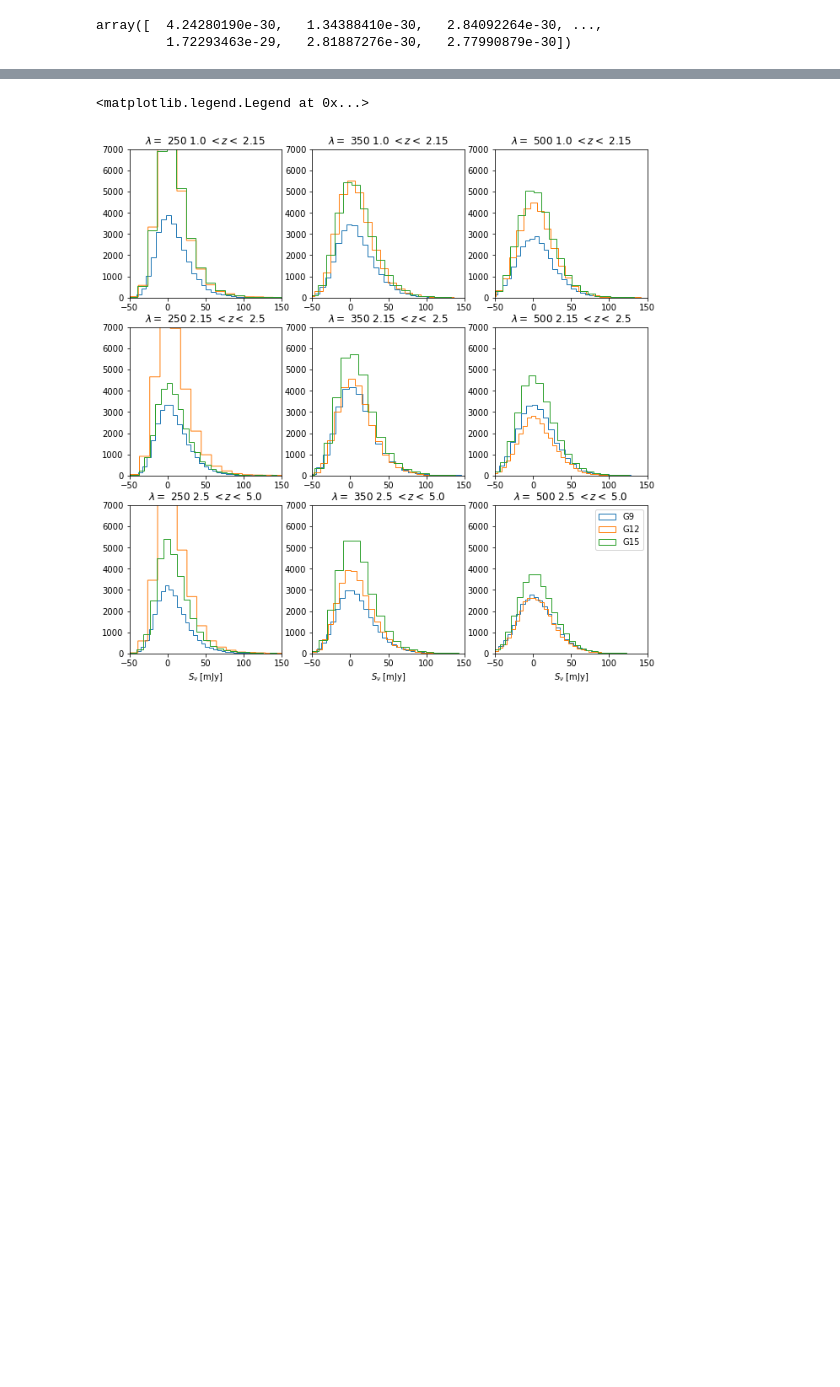
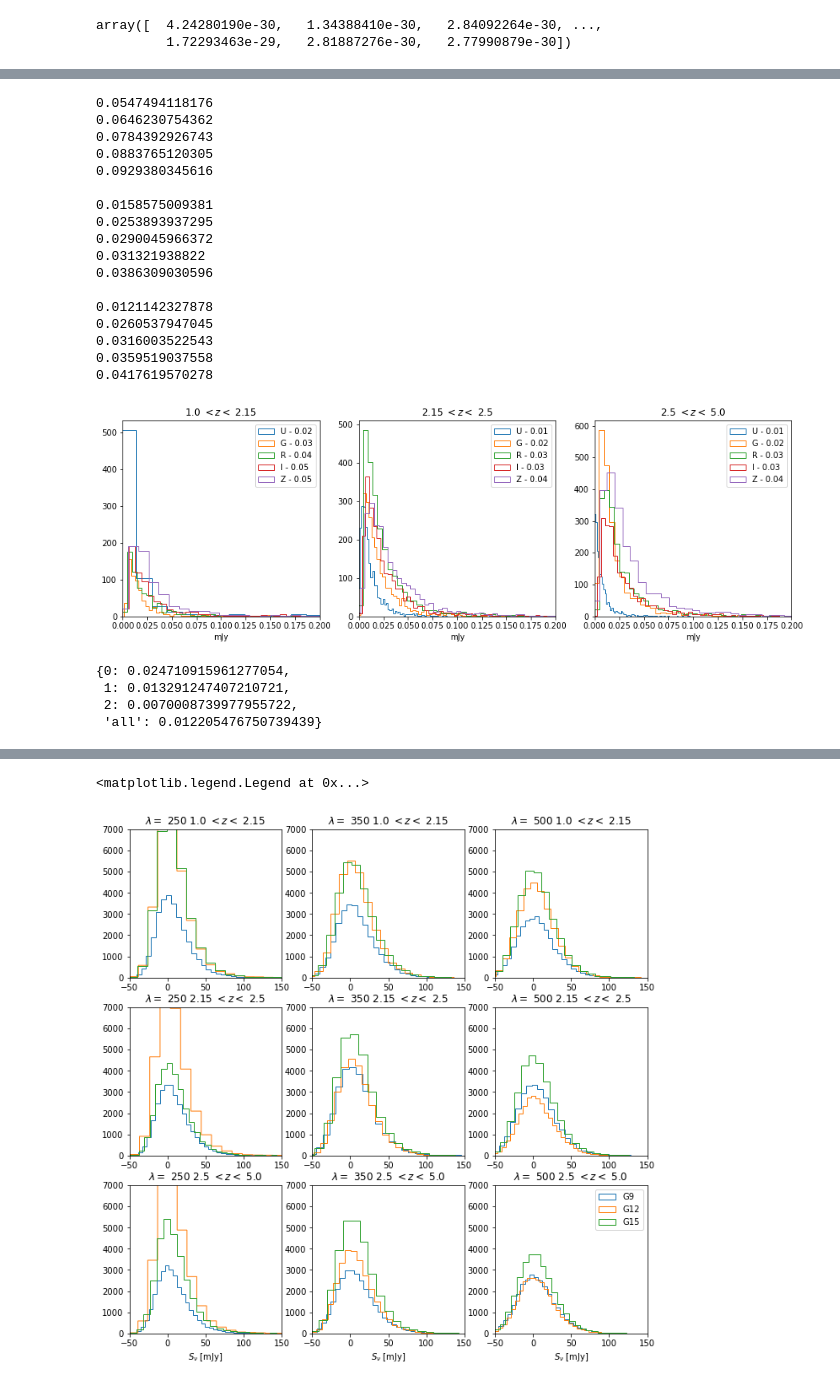
Before and after one commit to fbianchini/StacktSZ, a Jupyter notebook: H-ATLAS_qso.ipynb, the cells around one changed output, grey strips where cells are left out. Drawn from its saved outputs; the diff is of its cells as text; code cells hidden in the pictures; blank space fills up the shorter version.

```diff
--- a/H-ATLAS_qso.ipynb
+++ b/H-ATLAS_qso.ipynb
@@ -549,2 +645,75 @@ array([  4.24280190e-30,   1.34388410e-30,   2.84092264e-30, ...,
 # %%
 ## Fluxes SDSS ##
+# %%
+i = 1
+plt.figure(figsize=(15,4.5))
+for idz, zbin in enumerate(zbins):
+    plt.subplot(1,3,i)
+    plt.title(str(zbin[0]) + r' $ < z < $ '+ str(zbin[1]))
+
+    flag = np.concatenate([~np.isnan(anal.extras[350][patch][idz]['PSFFLUX_Z']) for patch in patches], axis=0)
+
+    uflux = np.concatenate([anal.extras[350][patch][idz]['PSFFLUX_U'].copy() for patch in patches], axis=0)
+    gflux = np.concatenate([anal.extras[350][patch][idz]['PSFFLUX_G'].copy() for patch in patches], axis=0)
+    rflux = np.concatenate([anal.extras[350][patch][idz]['PSFFLUX_R'].copy() for patch in patches], axis=0)
+    iflux = np.concatenate([anal.extras[350][patch][idz]['PSFFLUX_I'].copy() for patch in patches], axis=0)
+    zflux = np.concatenate([anal.extras[350][patch][idz]['PSFFLUX_Z'].copy() for patch in patches], axis=0)
+
+    uflux -= np.concatenate([anal.extras[350][patch][idz]['EXTINCTION_U'].copy() for patch in patches], axis=0)
+    gflux -= np.concatenate([anal.extras[350][patch][idz]['EXTINCTION_G'].copy() for patch in patches], axis=0)
+    rflux -= np.concatenate([anal.extras[350][patch][idz]['EXTINCTION_R'].copy() for patch in patches], axis=0)
+    iflux -= np.concatenate([anal.extras[350][patch][idz]['EXTINCTION_I'].copy() for patch in patches], axis=0)
+    zflux -= np.concatenate([anal.extras[350][patch][idz]['EXTINCTION_Z'].copy() for patch in patches], axis=0)
+
+    erruflux = SDSSMag2mJy(np.concatenate([anal.extras[350][patch][idz]['IVAR_PSFFLUX_U'].copy() for patch in patches], axis=0))
+    errgflux = SDSSMag2mJy(np.concatenate([anal.extras[350][patch][idz]['IVAR_PSFFLUX_G'].copy() for patch in patches], axis=0))
+    errrflux = SDSSMag2mJy(np.concatenate([anal.extras[350][patch][idz]['IVAR_PSFFLUX_R'].copy() for patch in patches], axis=0))
+    erriflux = SDSSMag2mJy(np.concatenate([anal.extras[350][patch][idz]['IVAR_PSFFLUX_I'].copy() for patch in patches], axis=0))
+    errzflux = SDSSMag2mJy(np.concatenate([anal.extras[350][patch][idz]['IVAR_PSFFLUX_Z'].copy() for patch in patches], axis=0))
+
+    meanu = np.mean(SDSSMag2mJy(uflux[flag]))#np.sum(yflux[flag==1]/erryflux[flag==1]**2)/np.sum(1./erryflux[flag==1]**2)
+    meang = np.mean(SDSSMag2mJy(gflux[flag]))#np.sum(jflux[flag==1]/errjflux[flag==1]**2)/np.sum(1./errjflux[flag==1]**2)
+    meanr = np.mean(SDSSMag2mJy(rflux[flag]))#np.sum(hflux[flag==1]/errhflux[flag==1]**2)/np.sum(1./errhflux[flag==1]**2)
+    meani = np.mean(SDSSMag2mJy(iflux[flag]))#np.sum(kflux[flag==1]/errkflux[flag==1]**2)/np.sum(1./errkflux[flag==1]**2)
+    meanz = np.mean(SDSSMag2mJy(zflux[flag]))#np.sum(kflux[flag==1]/errkflux[flag==1]**2)/np.sum(1./errkflux[flag==1]**2)
+
+    print ''
+    i += 1
+
+    hist(SDSSMag2mJy(uflux[flag]), bins='knuth', histtype='step', label='U - %.2f' %meanu)
+    hist(SDSSMag2mJy(gflux[flag]), bins='knuth', histtype='step', label='G - %.2f' %meang)
+    hist(SDSSMag2mJy(rflux[flag]), bins='knuth', histtype='step', label='R - %.2f' %meanr)
+    hist(SDSSMag2mJy(iflux[flag]), bins='knuth', histtype='step', label='I - %.2f' %meani)
+    hist(SDSSMag2mJy(zflux[flag]), bins='knuth', histtype='step', label='Z - %.2f' %meanz)
+
+#     print uflux[flag].shape
+    print np.std(SDSSMag2mJy(uflux[flag]))
+    print np.std(SDSSMag2mJy(gflux[flag]))
+    print np.std(SDSSMag2mJy(rflux[flag]))
+    print np.std(SDSSMag2mJy(iflux[flag]))
+    print np.std(SDSSMag2mJy(zflux[flag]))
+
+    plt.xlim([0,.2])
+    plt.legend()
+    plt.xlabel('mJy')
+
+# print np.sum(w4mag[ccflag=='0000']/errw4mag[ccflag=='0000']**2)/np.sum(1./errw4mag[ccflag=='0000']**2)
+# %% [output]
+0.0547494118176
+0.0646230754362
+0.0784392926743
+0.0883765120305
+0.0929380345616
+
+0.0158575009381
+0.0253893937295
+0.0290045966372
+0.031321938822
+0.0386309030596
+
+0.0121142327878
+0.0260537947045
+0.0316003522543
+0.0359519037558
+0.0417619570278
+[figure, added]
@@ -550,0 +722,7 @@ array([  4.24280190e-30,   1.34388410e-30,   2.84092264e-30, ...,
+# %%
+anal.meanu
+# %% [output]
+{0: 0.024710915961277054,
+ 1: 0.013291247407210721,
+ 2: 0.0070008739977955722,
+ 'all': 0.012205476750739439}
```
Also changed, not shown: parts of 35 cells of this notebook.
